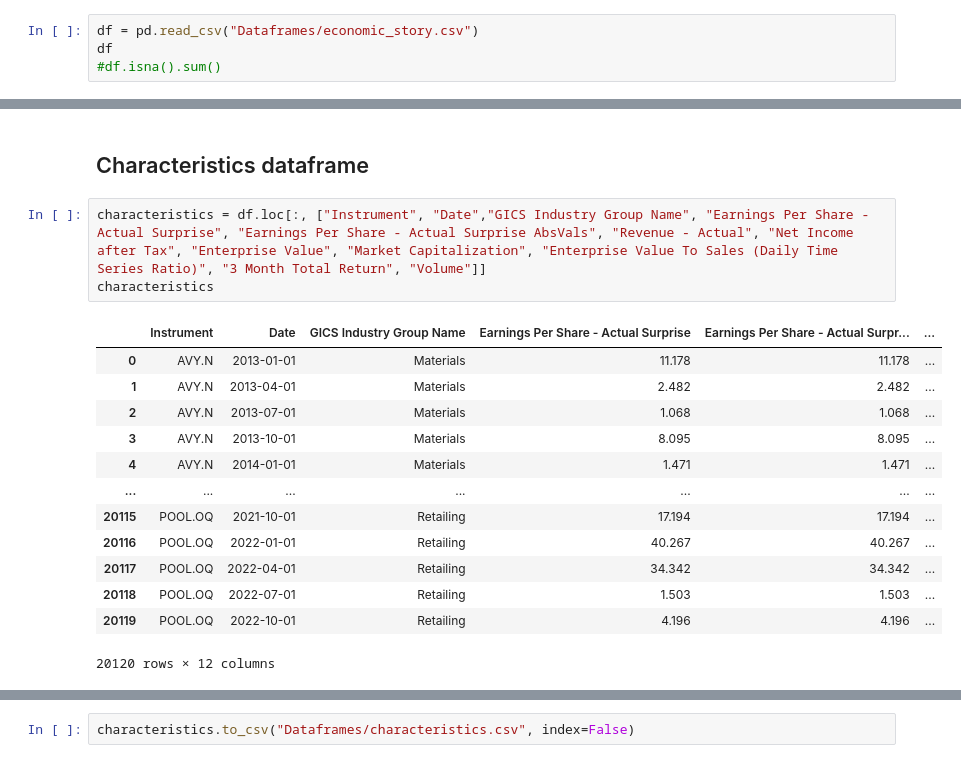
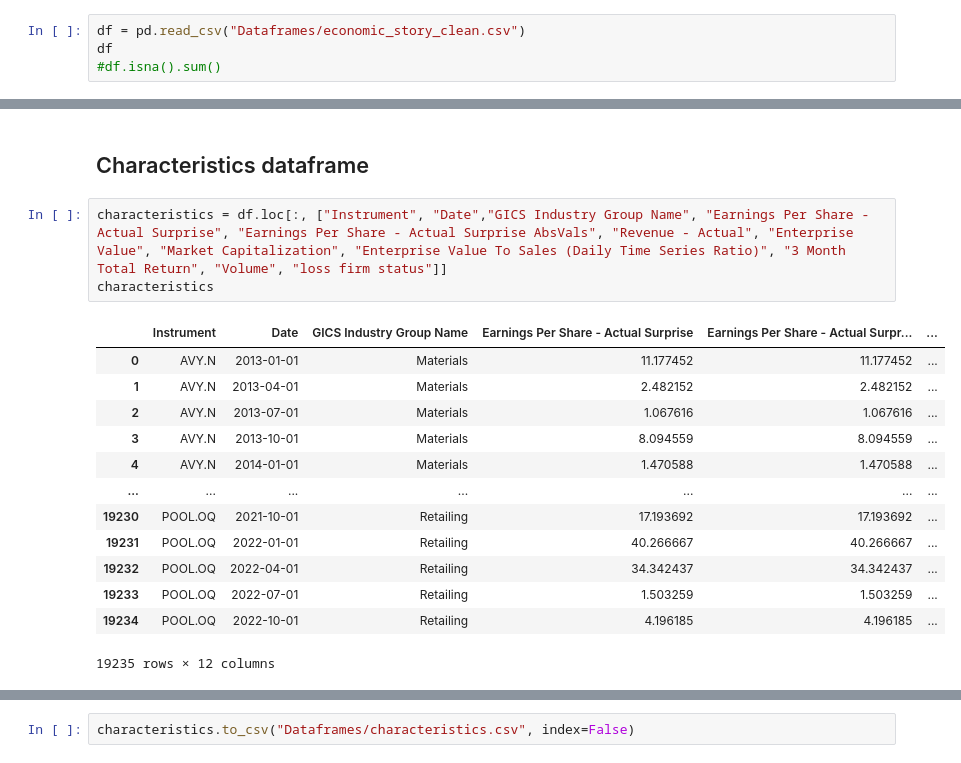
Before and after one commit to yummypugs/GSFM_AnalystForecasts, a Jupyter notebook: 1.1_data_timeseries.ipynb, the cells around one changed output, grey strips where cells are left out. Drawn from its saved outputs; the diff is of its cells as text.

```diff
--- a/1.1_data_timeseries.ipynb
+++ b/1.1_data_timeseries.ipynb
@@ -6,7 +6,7 @@ import plotly.express as px
 # %% [markdown]
 ## Whole Dataframe
 # %%
-df = pd.read_csv("Dataframes/economic_story.csv")
+df = pd.read_csv("Dataframes/economic_story_clean.csv")
 df
 #df.isna().sum()
 # %% [output]
@@ -28,19 +28,19 @@ df
 # %% [markdown]
 ## Characteristics dataframe
 # %%
-characteristics = df.loc[:, ["Instrument", "Date","GICS Industry Group Name", "Earnings Per Share - Actual Surprise", "Earnings Per Share - Actual Surprise AbsVals", "Revenue - Actual", "Net Income after Tax", "Enterprise Value", "Market Capitalization", "Enterprise Value To Sales (Daily Time Series Ratio)", "3 Month Total Return", "Volume"]]
+characteristics = df.loc[:, ["Instrument", "Date","GICS Industry Group Name", "Earnings Per Share - Actual Surprise", "Earnings Per Share - Actual Surprise AbsVals", "Revenue - Actual", "Enterprise Value", "Market Capitalization", "Enterprise Value To Sales (Daily Time Series Ratio)", "3 Month Total Return", "Volume", "loss firm status"]]
 characteristics
 # %% [output]
 |  | Instrument | Date | GICS Industry Group Name | Earnings Per Share - Actual Surprise | Earnings Per Share - Actual Surpr... | ... |
-| 0 | AVY.N | 2013-01-01 | Materials | 11.178 | 11.178 | ... |
-| 1 | AVY.N | 2013-04-01 | Materials | 2.482 | 2.482 | ... |
-| 2 | AVY.N | 2013-07-01 | Materials | 1.068 | 1.068 | ... |
-| 3 | AVY.N | 2013-10-01 | Materials | 8.095 | 8.095 | ... |
-| 4 | AVY.N | 2014-01-01 | Materials | 1.471 | 1.471 | ... |
+| 0 | AVY.N | 2013-01-01 | Materials | 11.177452 | 11.177452 | ... |
+| 1 | AVY.N | 2013-04-01 | Materials | 2.482152 | 2.482152 | ... |
+| 2 | AVY.N | 2013-07-01 | Materials | 1.067616 | 1.067616 | ... |
+| 3 | AVY.N | 2013-10-01 | Materials | 8.094559 | 8.094559 | ... |
+| 4 | AVY.N | 2014-01-01 | Materials | 1.470588 | 1.470588 | ... |
 | ... | ... | ... | ... | ... | ... | ... |
-| 20115 | POOL.OQ | 2021-10-01 | Retailing | 17.194 | 17.194 | ... |
-| 20116 | POOL.OQ | 2022-01-01 | Retailing | 40.267 | 40.267 | ... |
-| 20117 | POOL.OQ | 2022-04-01 | Retailing | 34.342 | 34.342 | ... |
-| 20118 | POOL.OQ | 2022-07-01 | Retailing | 1.503 | 1.503 | ... |
-| 20119 | POOL.OQ | 2022-10-01 | Retailing | 4.196 | 4.196 | ... |
+| 19230 | POOL.OQ | 2021-10-01 | Retailing | 17.193692 | 17.193692 | ... |
+| 19231 | POOL.OQ | 2022-01-01 | Retailing | 40.266667 | 40.266667 | ... |
+| 19232 | POOL.OQ | 2022-04-01 | Retailing | 34.342437 | 34.342437 | ... |
+| 19233 | POOL.OQ | 2022-07-01 | Retailing | 1.503259 | 1.503259 | ... |
+| 19234 | POOL.OQ | 2022-10-01 | Retailing | 4.196185 | 4.196185 | ... |
-20120 rows × 12 columns
+19235 rows × 12 columns
```
Also changed, not shown: parts of 9 cells of this notebook, 9 other files.
